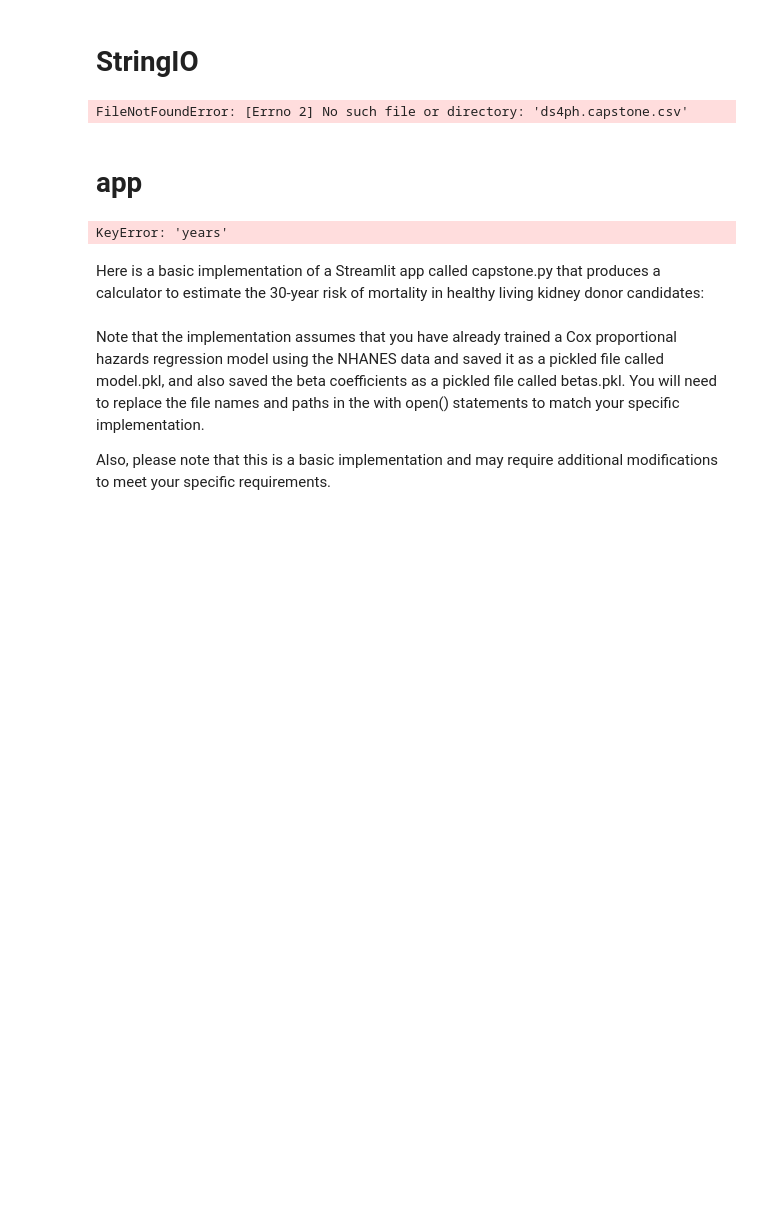
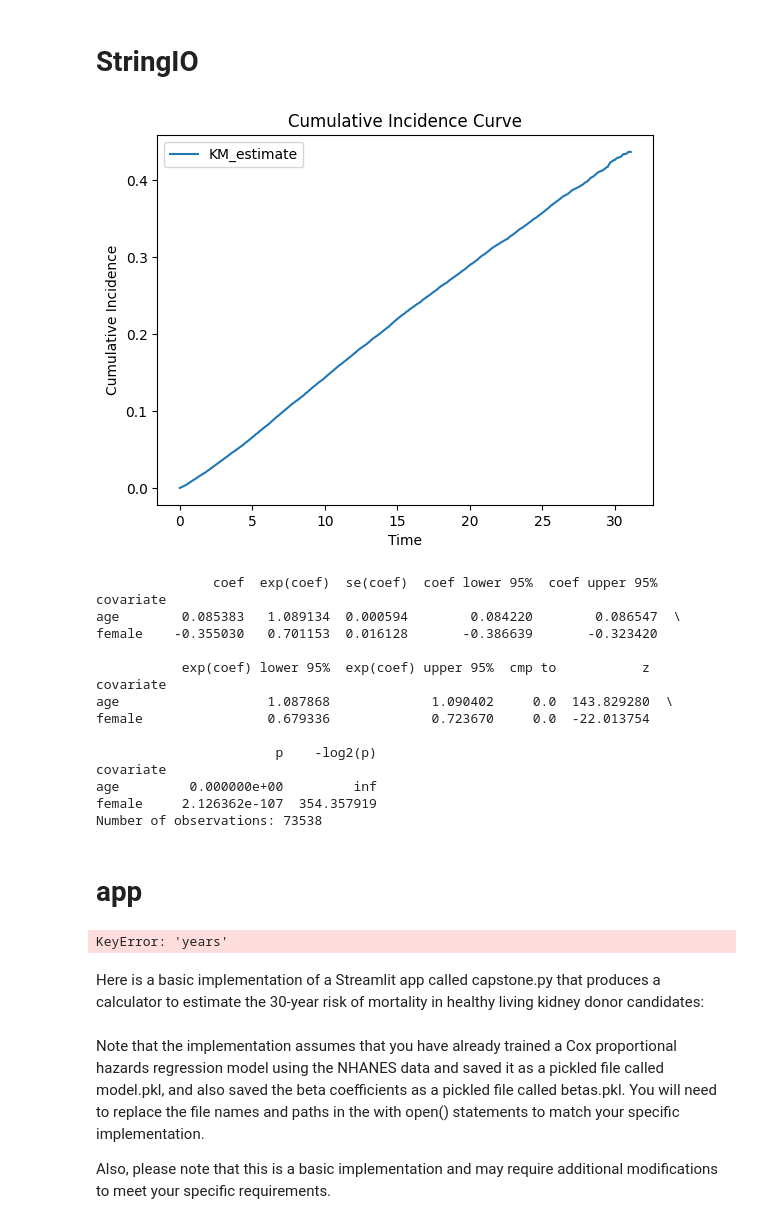
Before and after one commit to muzaale/bcmodel, a Jupyter notebook: _build/jupyter_execute/chapter6.ipynb, the cells around one changed output. Saved outputs shown, nothing was run; the diff lists cells and outputs as text; code cells hidden in the pictures; blank space fills up the shorter version.

```diff
--- a/_build/jupyter_execute/chapter6.ipynb
+++ b/_build/jupyter_execute/chapter6.ipynb
@@ -7,7 +7,7 @@ from lifelines import CoxPHFitter
 import matplotlib.pyplot as plt
 
 # Import the CSV file
-data = pd.read_csv('ds4ph.capstone.csv')
+data = pd.read_csv('~/dropbox/0g.κοσμογονία,γ/2.pantheon/ds4ph.capstone.csv')
 
 # Create Kaplan-Meier survival curves
 kmf = KaplanMeierFitter()
@@ -16,34 +16,49 @@ kmf = KaplanMeierFitter()
 time_column = 'years'  # Replace with the actual column name in your CSV
 event_column = 'died'  # Replace with the actual column name in your CSV
 
 # Fit the Kaplan-Meier estimator
 kmf.fit(data[time_column], data[event_column])
 
 # Plot the cumulative incidence (1 - KM)
 cumulative_incidence = 1 - kmf.survival_function_
 cumulative_incidence.plot()
 plt.xlabel('Time')
 plt.ylabel('Cumulative Incidence')
 plt.title('Cumulative Incidence Curve')
 plt.show()
 
 # Perform Cox regression
 cph = CoxPHFitter()
 
 # Define the covariate columns
 covariates = ['age', 'female']  # Replace with the actual column names in your CSV
 
 # Fit the Cox regression model
 cph.fit(data, duration_col=time_column, event_col=event_column, formula='age + female')
 
 # Print the summary
 print(cph.summary)
 
 # Calculate the number of observations
 n_obs = int(cph._model.weights.sum())
 print("Number of observations:", n_obs)
 # %% [output]
+[figure, added]
-FileNotFoundError: [Errno 2] No such file or directory: 'ds4ph.capstone.csv'
+               coef  exp(coef)  se(coef)  coef lower 95%  coef upper 95%
+covariate
+age        0.085383   1.089134  0.000594        0.084220        0.086547  \
+female    -0.355030   0.701153  0.016128       -0.386639       -0.323420
+
+           exp(coef) lower 95%  exp(coef) upper 95%  cmp to           z
+covariate
+age                   1.087868             1.090402     0.0  143.829280  \
+female                0.679336             0.723670     0.0  -22.013754
+
+                       p    -log2(p)
+covariate
+age         0.000000e+00         inf
+female     2.126362e-107  354.357919
+Number of observations: 73538
 # %% [markdown]
 # app
 # %%
```
Also changed, not shown: 8 other files.
